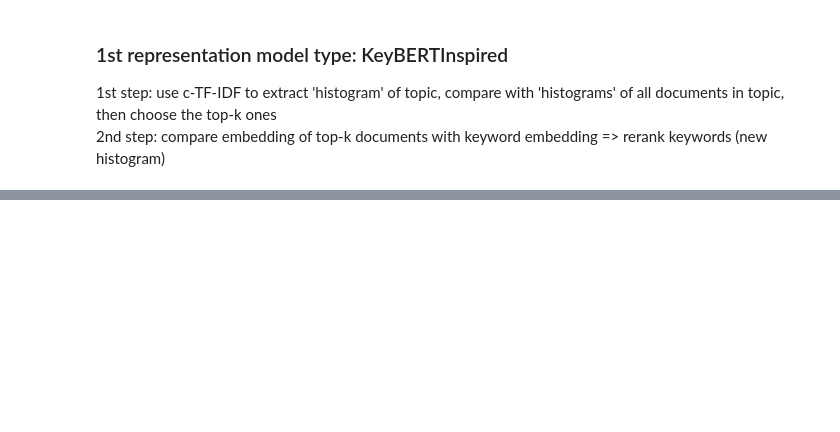
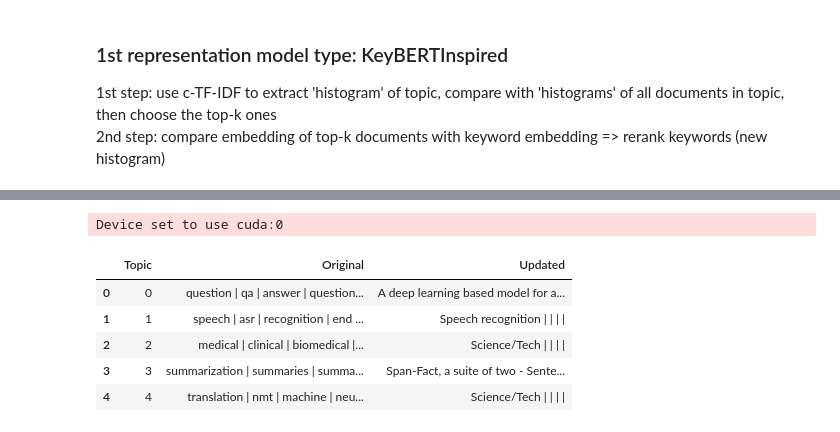
Before and after one commit to PHM1605/hands-on-large-language-models-alammar, a Jupyter notebook: chapter5/arxiv.ipynb, the cells around one changed output, grey strips where cells are left out. Cells and saved outputs as stored; diff of their text form; code cells hidden in the pictures; blank space fills up the shorter version.

```diff
--- a/chapter5/arxiv.ipynb
+++ b/chapter5/arxiv.ipynb
@@ -276,0 +261,28 @@ topic_differences(topic_model, original_topics)
+# %%
+# With flan-t5 model
+from transformers import pipeline
+from bertopic.representation import TextGeneration
+
+prompt = """ I have a topic that contains the following documents:
+[DOCUMENTS]
+
+The topic is described by the following keywords: '[KEYWORDS]'.
+
+Based on the documents and keywords, what is this topic about?
+"""
+generator = pipeline("text2text-generation", model="google/flan-t5-small")
+representation_model = TextGeneration(
+    generator, prompt=prompt, doc_length=50, tokenizer="whitespace"
+)
+topic_model.update_topics(
+    abstracts, representation_model=representation_model
+)
+topic_differences(topic_model, original_topics)
+# %% [output]
+Device set to use cuda:0
+|  | Topic | Original | Updated |
+| 0 | 0 | question | qa | answer | question... | A deep learning based model for a... |
+| 1 | 1 | speech | asr | recognition | end ... | Speech recognition | | | | |
+| 2 | 2 | medical | clinical | biomedical |... | Science/Tech | | | | |
+| 3 | 3 | summarization | summaries | summa... | Span-Fact, a suite of two - Sente... |
+| 4 | 4 | translation | nmt | machine | neu... | Science/Tech | | | | |
```
Also changed, not shown: parts of 19 cells of this notebook, 4 other files.
